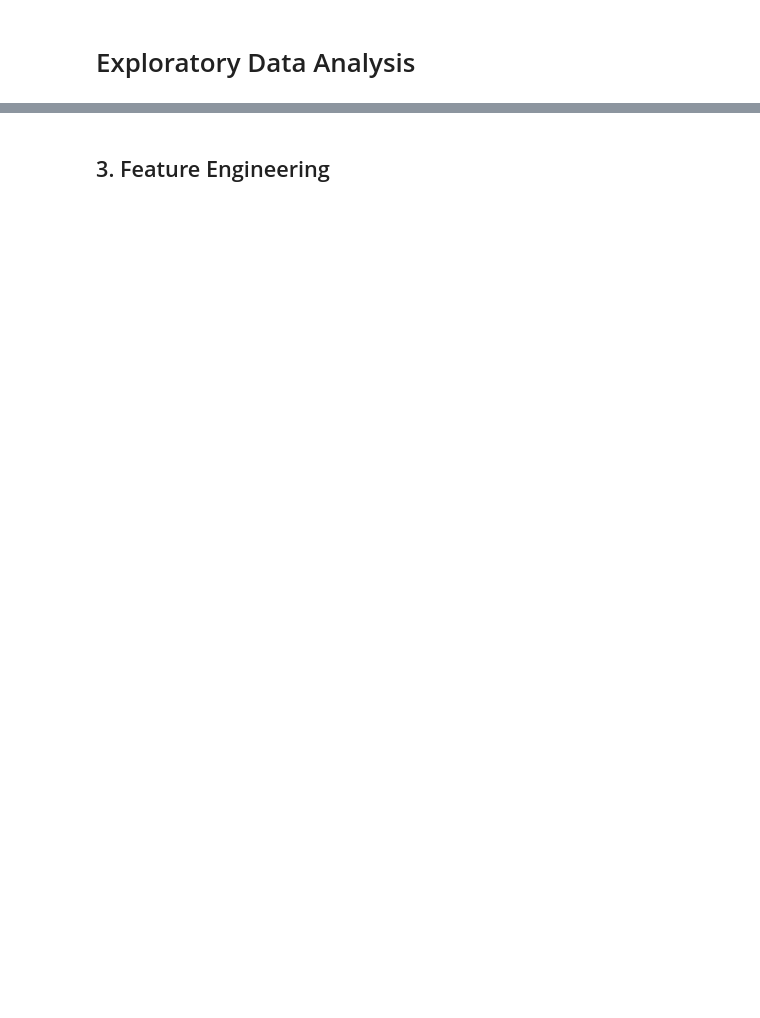
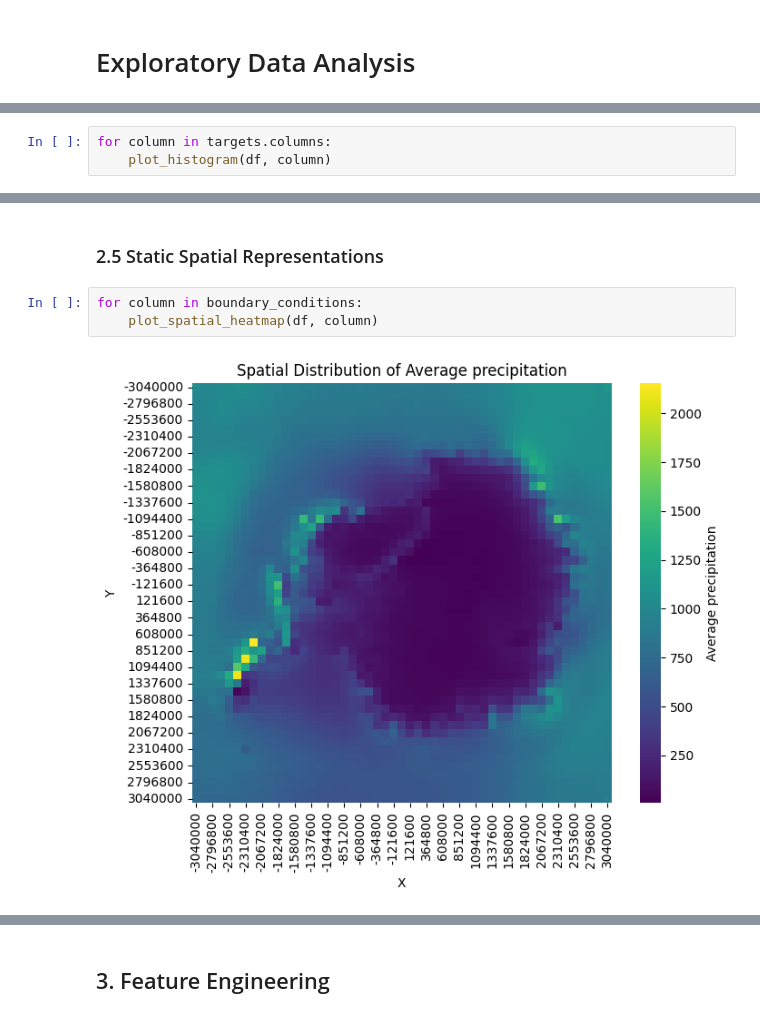
Before and after one commit to sam-mata/BSc-Hons, a Jupyter notebook: EDA.ipynb, the cells around one changed output, grey strips where cells are left out. Cells and saved outputs as stored; diff of their text form; blank space fills up the shorter version.

```diff
--- a/EDA.ipynb
+++ b/EDA.ipynb
@@ -127,0 +141,3 @@ sns.heatmap(df.corr())
+# %%
+for column in targets.columns:
+    plot_histogram(df, column)
@@ -127,0 +184,7 @@ sns.heatmap(df.corr())
+# %% [markdown]
+### 2.5 Static Spatial Representations
+# %%
+for column in boundary_conditions:
+    plot_spatial_heatmap(df, column)
+# %% [output]
+[figure, added]
```
Also changed, not shown: parts of 43 cells of this notebook, 11 other files.
